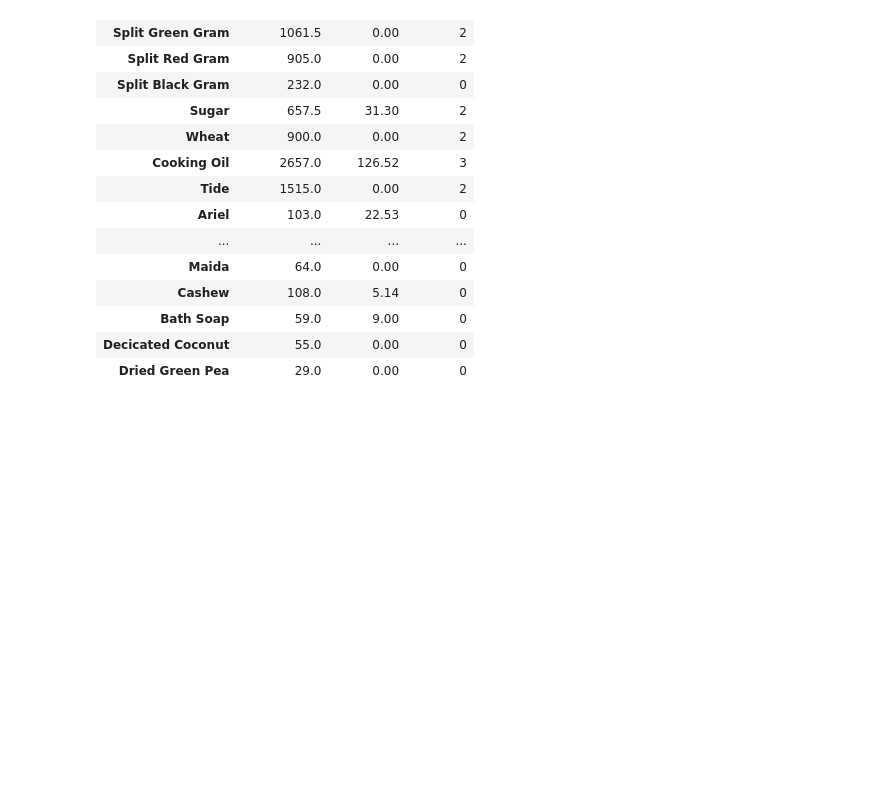
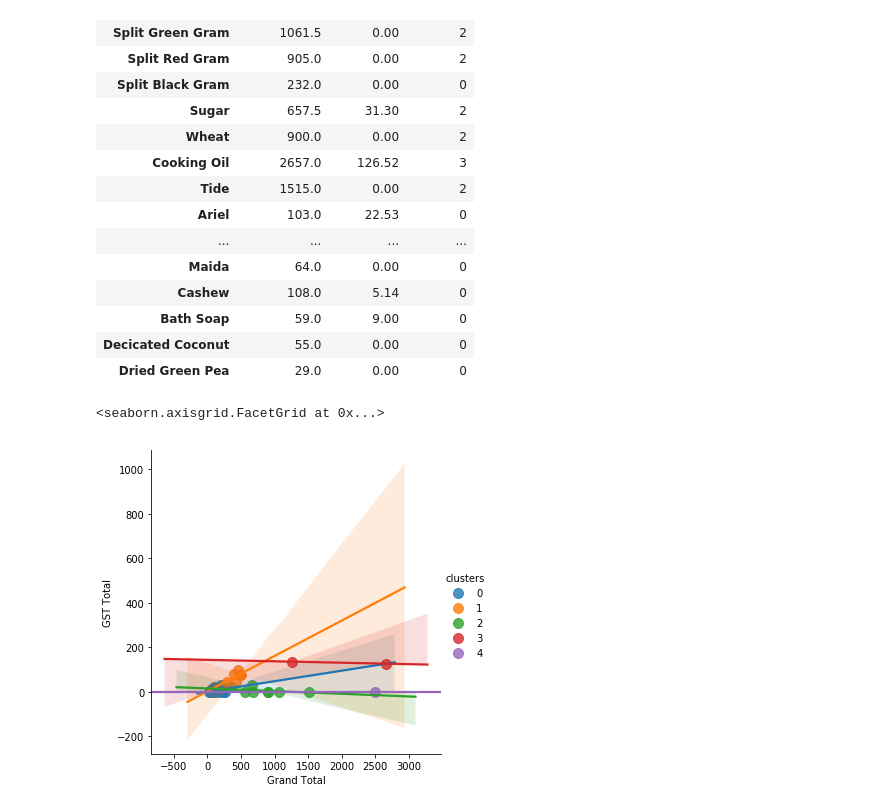
Before and after one commit to m4gaikwad/KMeansOnGrocery, a Jupyter notebook: KMeans_on_Grocery.ipynb, the cells around one changed output. Drawn from its saved outputs; the diff is of its cells as text; code cells hidden in the pictures; blank space fills up the shorter version.

Commit message:
Remove marker

```diff
--- a/KMeans_on_Grocery.ipynb
+++ b/KMeans_on_Grocery.ipynb
@@ -41,7 +41,10 @@ data2
 | Decicated Coconut | 55.0 | 0.00 | 0 |
 | Dried Green Pea | 29.0 | 0.00 | 0 |
 # %%
-sns.lmplot('Grand Total','GST Total', data = data2 , hue = 'clusters',scatter_kws={'marker':'D','s':100})
+sns.lmplot('Grand Total','GST Total', data = data2 , hue = 'clusters',scatter_kws={'s':100})
+# %% [output]
+<seaborn.axisgrid.FacetGrid at 0x...>
+[figure, added]
 # %%
 fig , ax = plt.subplots()
 ax = plt.scatter(data2['Grand Total'], data2['GST Total'], c = data2['clusters'] , cmap = 'rainbow')
```
Also changed, not shown: parts of 1 cell of this notebook.
